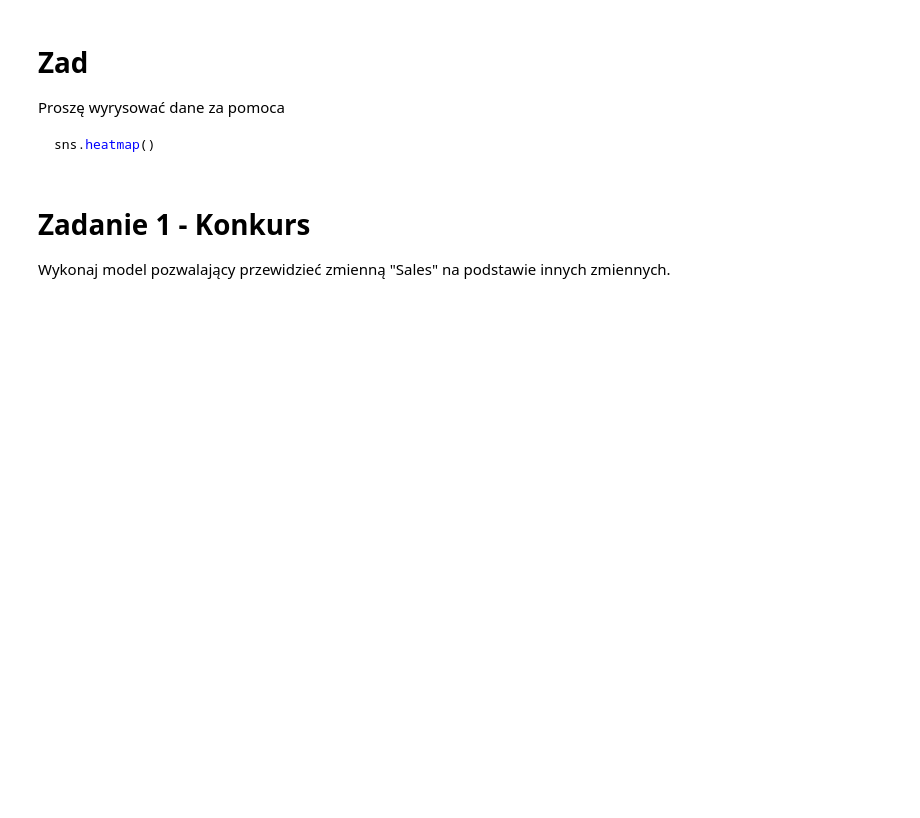
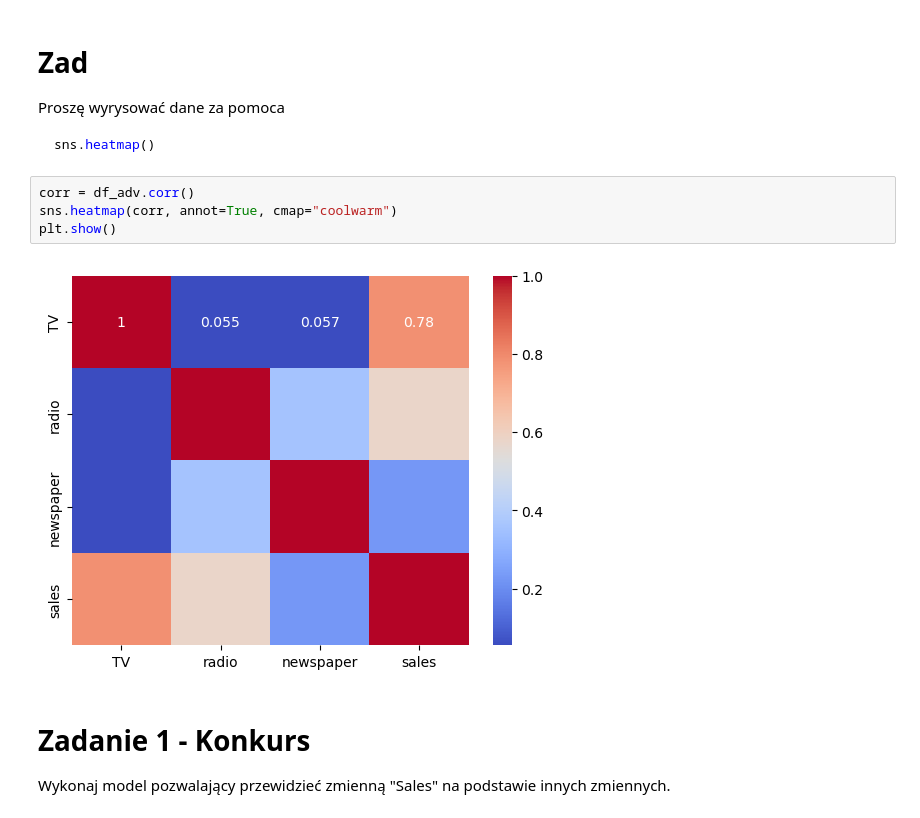
Before and after one commit to sit3kk/Basics-of-Artificial-Intelligence-Notebooks, a Jupyter notebook: Notebooks/5/AD_Z05_B_linear_regression.ipynb, the cells around one changed output. Saved outputs shown, nothing was run; the diff lists cells and outputs as text; blank space fills up the shorter version.

````diff
--- a/Notebooks/5/AD_Z05_B_linear_regression.ipynb
+++ b/Notebooks/5/AD_Z05_B_linear_regression.ipynb
@@ -29,6 +34,12 @@ Proszę wyrysować dane za pomoca
 ```python
 sns.heatmap()
 ```
+# %%
+corr = df_adv.corr()
+sns.heatmap(corr, annot=True, cmap="coolwarm")
+plt.show()
+# %% [output]
+[figure, added]
 # %% [markdown]
 # Zadanie 1 - Konkurs
 Wykonaj model pozwalający przewidzieć zmienną "Sales" na podstawie innych zmiennych.
````
Also changed, not shown: parts of 3 cells of this notebook.
